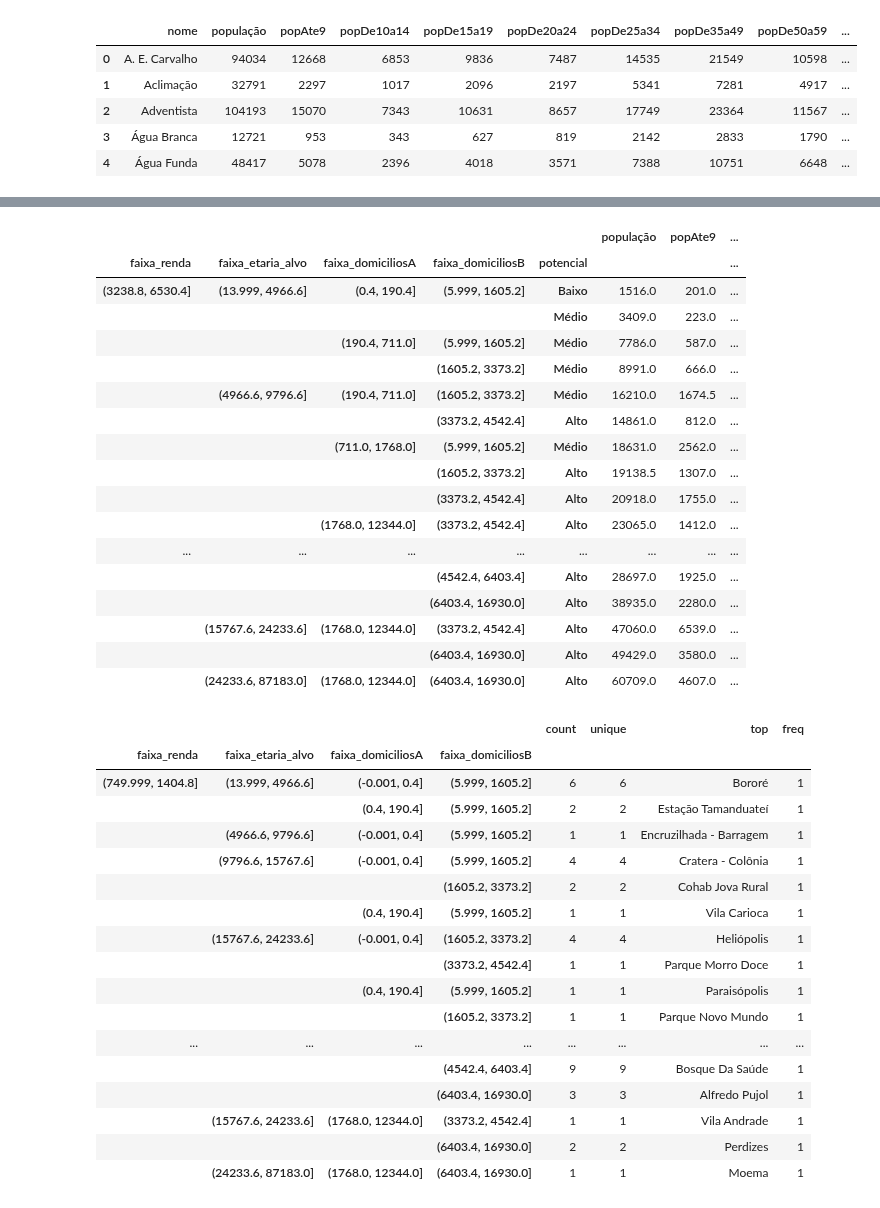
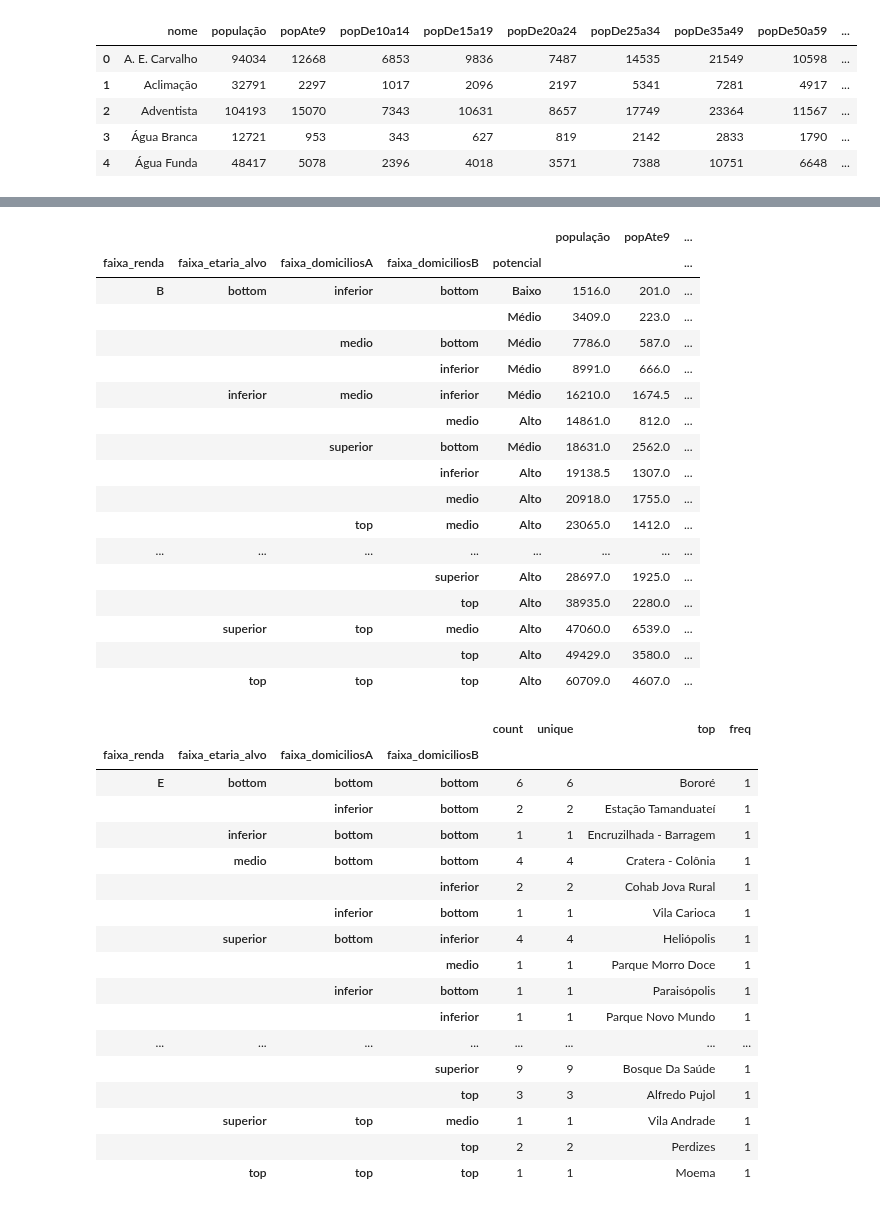
Before and after one commit to galvsoliveira/ds_geoprofit_analysis, a Jupyter notebook: Notebooks/4__exploratory_data_analysis_sp.ipynb, the cells around one changed output, grey strips where cells are left out. Cells and saved outputs as stored; diff of their text form; code cells hidden in the pictures.

```diff
--- a/Notebooks/4__exploratory_data_analysis_sp.ipynb
+++ b/Notebooks/4__exploratory_data_analysis_sp.ipynb
@@ -25,55 +45,63 @@ df.head()
 # %%
 # crie uma faixa com 5 valores de renda
 df['faixa_renda'] = pd.qcut(df['rendaMedia'], 5)
+# substitui os valores por A, B, C, D e E
+df['faixa_renda'] = df['faixa_renda'].cat.rename_categories(['E', 'D', 'C', 'B', 'A'])
 df['faixa_etaria_alvo'] = pd.qcut(df['popDe25a49'], 5)
+# substitui os valores por top, superior, medio, inferior e bottom
+df['faixa_etaria_alvo'] = df['faixa_etaria_alvo'].cat.rename_categories(['bottom', 'inferior', 'medio', 'superior', 'top'])
 df['faixa_domiciliosA'] = pd.qcut(df['domiciliosA'], 5)
+# substitui os valores por top, superior, medio, inferior e bottom
+df['faixa_domiciliosA'] = df['faixa_domiciliosA'].cat.rename_categories(['bottom', 'inferior', 'medio', 'superior', 'top'])
 df['faixa_domiciliosB'] = pd.qcut(df['domiciliosB'], 5)
+# substitui os valores por top, superior, medio, inferior e bottom
+df['faixa_domiciliosB'] = df['faixa_domiciliosB'].cat.rename_categories(['bottom', 'inferior', 'medio', 'superior', 'top'])
 
 agrupamento = df.groupby(['faixa_renda','faixa_etaria_alvo','faixa_domiciliosA','faixa_domiciliosB','potencial']).median()
 # faixa de renda A = '(6577.6, 21677.0]' e B = '(3254.4, 6577.6]'
 # rendaMedia entre 3254.4 e 21677.0
 agrupamento = agrupamento[agrupamento['rendaMedia'] >= 3254.4]
 agrupamento
 # %% [output]
 |  |  |  |  |  | população | popAte9 | ... |
 | faixa_renda | faixa_etaria_alvo | faixa_domiciliosA | faixa_domiciliosB | potencial |  |  | ... |
-| (3238.8, 6530.4] | (13.999, 4966.6] | (0.4, 190.4] | (5.999, 1605.2] | Baixo | 1516.0 | 201.0 | ... |
+| B | bottom | inferior | bottom | Baixo | 1516.0 | 201.0 | ... |
 |  |  |  |  | Médio | 3409.0 | 223.0 | ... |
-|  |  | (190.4, 711.0] | (5.999, 1605.2] | Médio | 7786.0 | 587.0 | ... |
-|  |  |  | (1605.2, 3373.2] | Médio | 8991.0 | 666.0 | ... |
-|  | (4966.6, 9796.6] | (190.4, 711.0] | (1605.2, 3373.2] | Médio | 16210.0 | 1674.5 | ... |
-|  |  |  | (3373.2, 4542.4] | Alto | 14861.0 | 812.0 | ... |
-|  |  | (711.0, 1768.0] | (5.999, 1605.2] | Médio | 18631.0 | 2562.0 | ... |
-|  |  |  | (1605.2, 3373.2] | Alto | 19138.5 | 1307.0 | ... |
-|  |  |  | (3373.2, 4542.4] | Alto | 20918.0 | 1755.0 | ... |
-|  |  | (1768.0, 12344.0] | (3373.2, 4542.4] | Alto | 23065.0 | 1412.0 | ... |
+|  |  | medio | bottom | Médio | 7786.0 | 587.0 | ... |
+|  |  |  | inferior | Médio | 8991.0 | 666.0 | ... |
+|  | inferior | medio | inferior | Médio | 16210.0 | 1674.5 | ... |
+|  |  |  | medio | Alto | 14861.0 | 812.0 | ... |
+|  |  | superior | bottom | Médio | 18631.0 | 2562.0 | ... |
+|  |  |  | inferior | Alto | 19138.5 | 1307.0 | ... |
+|  |  |  | medio | Alto | 20918.0 | 1755.0 | ... |
+|  |  | top | medio | Alto | 23065.0 | 1412.0 | ... |
 | ... | ... | ... | ... | ... | ... | ... | ... |
-|  |  |  | (4542.4, 6403.4] | Alto | 28697.0 | 1925.0 | ... |
-|  |  |  | (6403.4, 16930.0] | Alto | 38935.0 | 2280.0 | ... |
-|  | (15767.6, 24233.6] | (1768.0, 12344.0] | (3373.2, 4542.4] | Alto | 47060.0 | 6539.0 | ... |
-|  |  |  | (6403.4, 16930.0] | Alto | 49429.0 | 3580.0 | ... |
-|  | (24233.6, 87183.0] | (1768.0, 12344.0] | (6403.4, 16930.0] | Alto | 60709.0 | 4607.0 | ... |
+|  |  |  | superior | Alto | 28697.0 | 1925.0 | ... |
+|  |  |  | top | Alto | 38935.0 | 2280.0 | ... |
+|  | superior | top | medio | Alto | 47060.0 | 6539.0 | ... |
+|  |  |  | top | Alto | 49429.0 | 3580.0 | ... |
+|  | top | top | top | Alto | 60709.0 | 4607.0 | ... |
 # %%
 df.groupby(['faixa_renda','faixa_etaria_alvo','faixa_domiciliosA','faixa_domiciliosB'])['nome'].describe()
 # %% [output]
 |  |  |  |  | count | unique | top | freq |
 | faixa_renda | faixa_etaria_alvo | faixa_domiciliosA | faixa_domiciliosB |  |  |  |  |
-| (749.999, 1404.8] | (13.999, 4966.6] | (-0.001, 0.4] | (5.999, 1605.2] | 6 | 6 | Bororé | 1 |
-|  |  | (0.4, 190.4] | (5.999, 1605.2] | 2 | 2 | Estação Tamanduateí | 1 |
-|  | (4966.6, 9796.6] | (-0.001, 0.4] | (5.999, 1605.2] | 1 | 1 | Encruzilhada - Barragem | 1 |
-|  | (9796.6, 15767.6] | (-0.001, 0.4] | (5.999, 1605.2] | 4 | 4 | Cratera - Colônia | 1 |
-|  |  |  | (1605.2, 3373.2] | 2 | 2 | Cohab Jova Rural | 1 |
-|  |  | (0.4, 190.4] | (5.999, 1605.2] | 1 | 1 | Vila Carioca | 1 |
-|  | (15767.6, 24233.6] | (-0.001, 0.4] | (1605.2, 3373.2] | 4 | 4 | Heliópolis | 1 |
-|  |  |  | (3373.2, 4542.4] | 1 | 1 | Parque Morro Doce | 1 |
-|  |  | (0.4, 190.4] | (5.999, 1605.2] | 1 | 1 | Paraisópolis | 1 |
-|  |  |  | (1605.2, 3373.2] | 1 | 1 | Parque Novo Mundo | 1 |
+| E | bottom | bottom | bottom | 6 | 6 | Bororé | 1 |
+|  |  | inferior | bottom | 2 | 2 | Estação Tamanduateí | 1 |
+|  | inferior | bottom | bottom | 1 | 1 | Encruzilhada - Barragem | 1 |
+|  | medio | bottom | bottom | 4 | 4 | Cratera - Colônia | 1 |
+|  |  |  | inferior | 2 | 2 | Cohab Jova Rural | 1 |
+|  |  | inferior | bottom | 1 | 1 | Vila Carioca | 1 |
+|  | superior | bottom | inferior | 4 | 4 | Heliópolis | 1 |
+|  |  |  | medio | 1 | 1 | Parque Morro Doce | 1 |
+|  |  | inferior | bottom | 1 | 1 | Paraisópolis | 1 |
+|  |  |  | inferior | 1 | 1 | Parque Novo Mundo | 1 |
 | ... | ... | ... | ... | ... | ... | ... | ... |
-|  |  |  | (4542.4, 6403.4] | 9 | 9 | Bosque Da Saúde | 1 |
-|  |  |  | (6403.4, 16930.0] | 3 | 3 | Alfredo Pujol | 1 |
-|  | (15767.6, 24233.6] | (1768.0, 12344.0] | (3373.2, 4542.4] | 1 | 1 | Vila Andrade | 1 |
-|  |  |  | (6403.4, 16930.0] | 2 | 2 | Perdizes | 1 |
-|  | (24233.6, 87183.0] | (1768.0, 12344.0] | (6403.4, 16930.0] | 1 | 1 | Moema | 1 |
+|  |  |  | superior | 9 | 9 | Bosque Da Saúde | 1 |
+|  |  |  | top | 3 | 3 | Alfredo Pujol | 1 |
+|  | superior | top | medio | 1 | 1 | Vila Andrade | 1 |
+|  |  |  | top | 2 | 2 | Perdizes | 1 |
+|  | top | top | top | 1 | 1 | Moema | 1 |
 # %%
 df[df['rendaMedia'] >= 3254.4].groupby(['faixa_renda','faixa_etaria_alvo','faixa_domiciliosA','faixa_domiciliosB','potencial']).agg({'nome': ['count', lambda x: ', '.join(x)]}).dropna()
 # %% [output]
```
Also changed, not shown: parts of 7 cells of this notebook, 3 other files.
